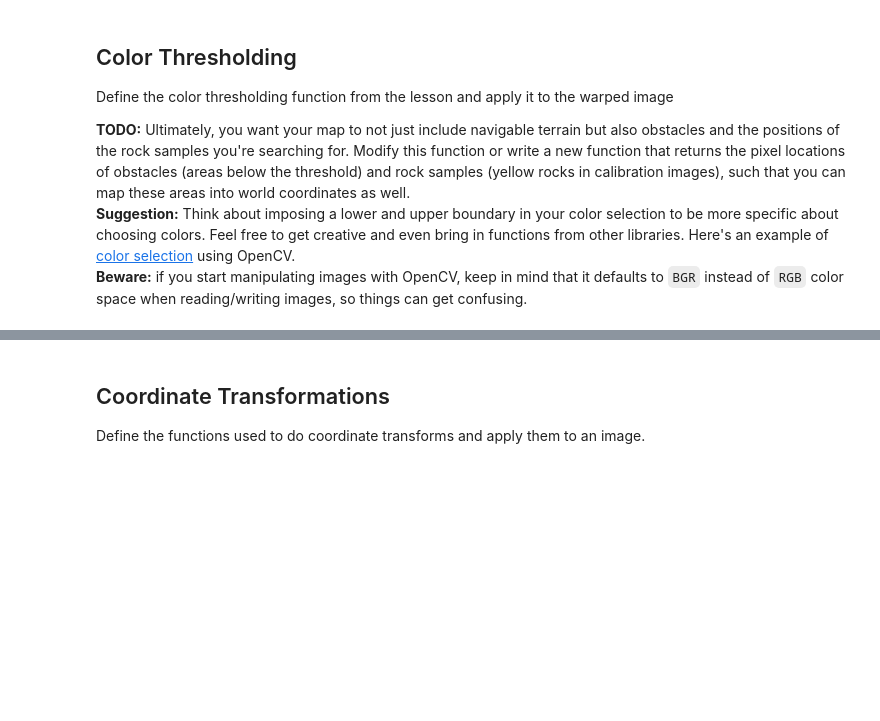
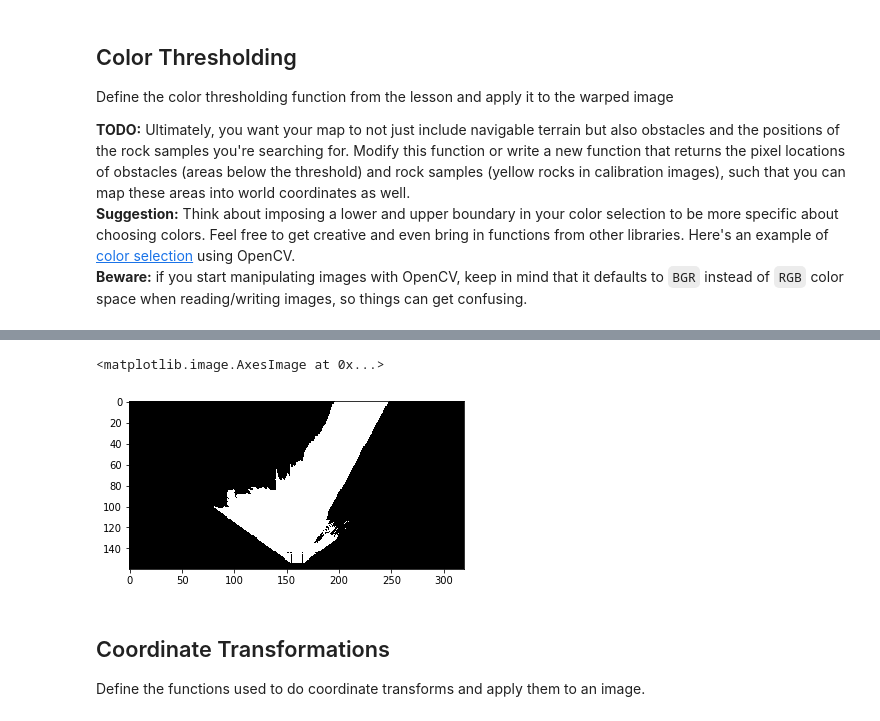
Before and after one commit to drburke/RoboND-Rover-Project, a Jupyter notebook: code/Rover_Project_Test_Notebook.ipynb, the cells around one changed output, grey strips where cells are left out. Drawn from its saved outputs; the diff is of its cells as text; code cells hidden in the pictures; blank space fills up the shorter version.

```diff
--- a/code/Rover_Project_Test_Notebook.ipynb
+++ b/code/Rover_Project_Test_Notebook.ipynb
@@ -169,3 +110,69 @@ plt.imshow(threshed_nav, cmap='gray')
+# %%
+def obj_thresh(img, rgb_thresh=(140, 140, 140)):
+
+    # Convert image to HSV
+    img_hsv = cv2.cvtColor(img, cv2.COLOR_RGB2HSV)
+
+    # Create an array of zeros same xy size as img, but single channel
+    navigable_select = np.zeros_like(img[:,:,0])
+    obstacle_select = np.zeros_like(img[:,:,0])
+
+    # Lower and upper bounds for navigable terrain
+    lower_nav = np.array([10,10,190])
+    upper_nav = np.array([200,220,255])
+
+
+    # Second set of thresholds for navigable terrain - mainly 'whites'
+    nav_thresh = ((img[:,:,0] >= 230) \
+                    & (img[:,:,1] >= 230) \
+                    & (img[:,:,2] >= 230))
+
+    # Create initial ones matrix size of img
+    ones = np.ones_like(img[:,:,0])
+
+    # Create a mask of img_hsv between lower and upper navigable terrain
+    mask = cv2.inRange(img_hsv, lower_nav, upper_nav)
+
+    # Bitwise AND to get ones only where navigable terrain exists
+    navigable_select = cv2.bitwise_and(ones,ones, mask= mask)
+
+    # Limits above ignore whites, add them back in
+    navigable_select[nav_thresh] = 1
+
+    # Obstacles are where navigable is false
+    obstacle_select = 1 - navigable_select
+
+    # Rock thresholds, they are mostly yellow (ie lacking blue)
+    rock_thresh = (img[:,:,0] > 110) \
+                    & (img[:,:,1] > 110) \
+                    & (img[:,:,2] < 50)
+
+    # Rock select, set to zeros
+    rock_select = np.zeros_like(img[:,:,0])
+
+    # Index the array of rock zeros to be one where there are bright-ish colours and lacking blue
+    rock_select[rock_thresh] = 1.
+
+    # Remove rocks from navigable select and from obstacle select.. not sure what these should be
+    # for rocks actually..  Clip them just in case.
+    navigable_select = np.clip(navigable_select-rock_select,0,1)
+    obstacle_select = np.clip(obstacle_select-rock_select,0,1)
+
+    # Return the binary image
+    return navigable_select, obstacle_select, rock_select
+
+# # Quick reference for converting BGR to HSV
+# color = np.uint8([[[167,174,184 ]]])
+# hsv_color = cv2.cvtColor(color,cv2.COLOR_BGR2HSV)
+# print (hsv_color)
+
+
+threshed_nav, threshed_obs, threshed_rock = obj_thresh(warped)
+plt.imshow(threshed_nav, cmap='gray')
+#scipy.misc.imsave('../output/warped_threshed.jpg', threshed*255)
+# %% [output]
+<matplotlib.image.AxesImage at 0x...>
+[figure, added]
 # %% [markdown]
 ## Coordinate Transformations
 Define the functions used to do coordinate transforms and apply them to an image.
```
Also changed, not shown: parts of 6 cells of this notebook, 5 other files.
